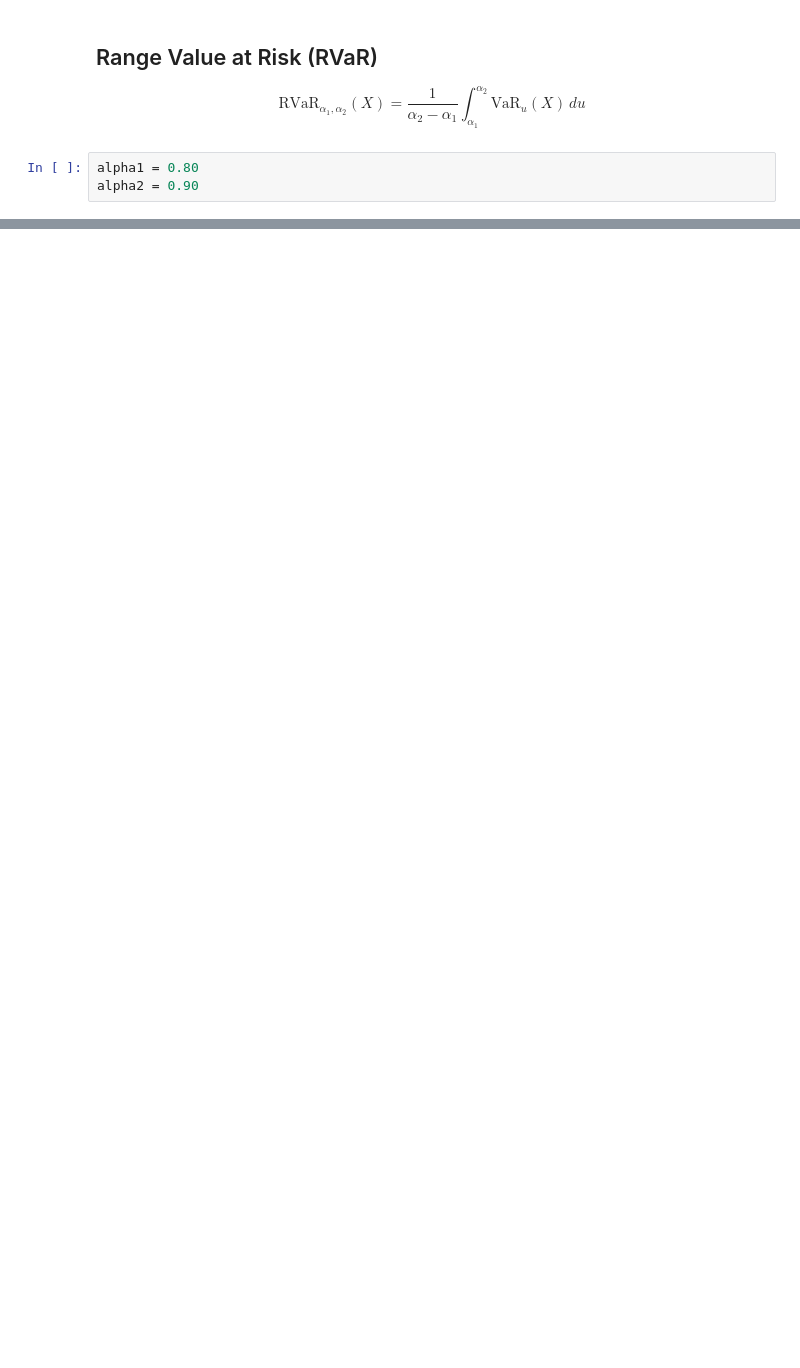
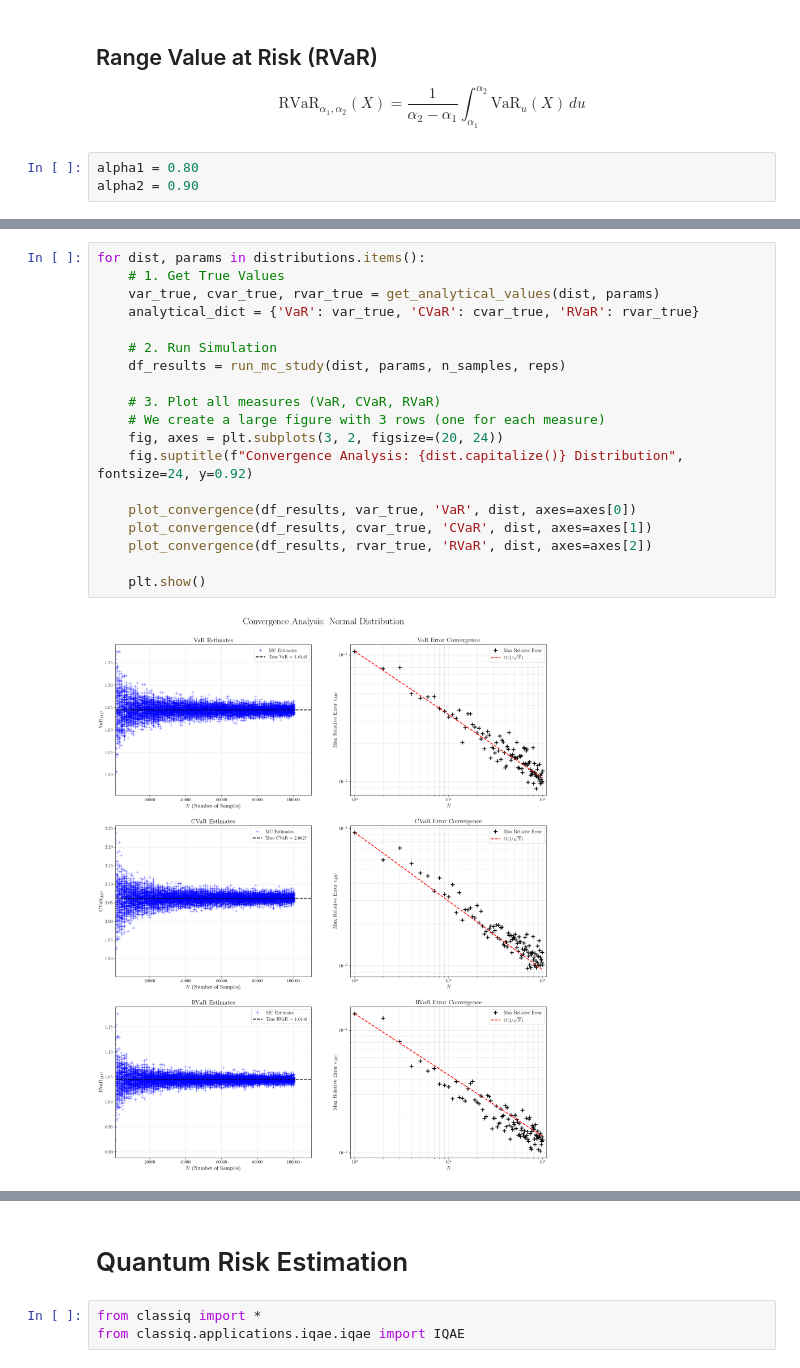
Before and after one commit to kostaaaaaa/iQuHack_2026, a Jupyter notebook: hands_on.ipynb, the cells around one changed output, grey strips where cells are left out. Drawn from its saved outputs; the diff is of its cells as text; blank space fills up the shorter version.

```diff
--- a/hands_on.ipynb
+++ b/hands_on.ipynb
@@ -369,0 +517,21 @@ NameError: name 'plot_monte_carlo_results' is not defined
+# %%
+for dist, params in distributions.items():
+    # 1. Get True Values
+    var_true, cvar_true, rvar_true = get_analytical_values(dist, params)
+    analytical_dict = {'VaR': var_true, 'CVaR': cvar_true, 'RVaR': rvar_true}
+
+    # 2. Run Simulation
+    df_results = run_mc_study(dist, params, n_samples, reps)
+
+    # 3. Plot all measures (VaR, CVaR, RVaR)
+    # We create a large figure with 3 rows (one for each measure)
+    fig, axes = plt.subplots(3, 2, figsize=(20, 24))
+    fig.suptitle(f"Convergence Analysis: {dist.capitalize()} Distribution", fontsize=24, y=0.92)
+
+    plot_convergence(df_results, var_true, 'VaR', dist, axes=axes[0])
+    plot_convergence(df_results, cvar_true, 'CVaR', dist, axes=axes[1])
+    plot_convergence(df_results, rvar_true, 'RVaR', dist, axes=axes[2])
+
+    plt.show()
+# %% [output]
+[figure, added]
@@ -369,0 +540,5 @@ NameError: name 'plot_monte_carlo_results' is not defined
+# %% [markdown]
+# Quantum Risk Estimation
+# %%
+from classiq import *
+from classiq.applications.iqae.iqae import IQAE
```
Also changed, not shown: parts of 54 cells of this notebook.
